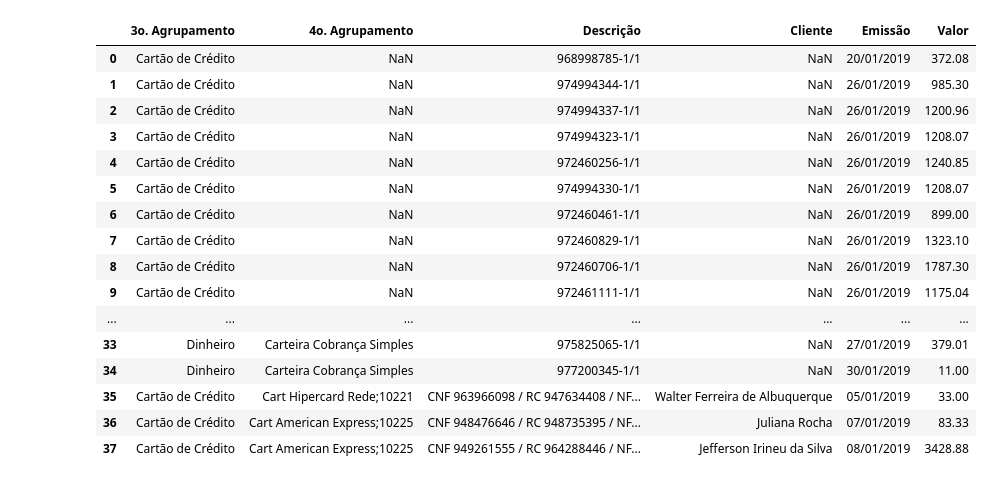
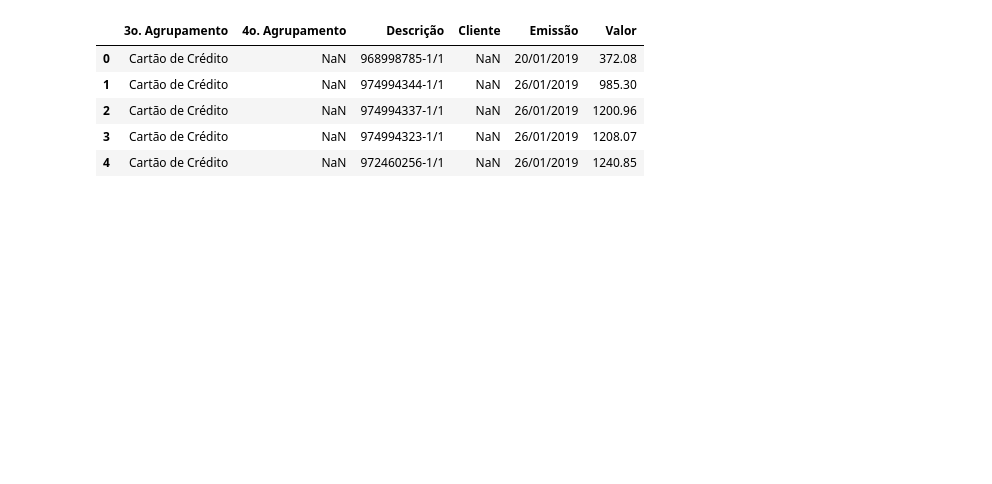
Before and after one commit to Miguellyto/csv---mapadecaixa, a Jupyter notebook: app2 copy.ipynb, the cells around one changed output. Cells and saved outputs as stored; diff of their text form; code cells hidden in the pictures; blank space fills up the shorter version.

```diff
--- a/app2 copy.ipynb
+++ b/app2 copy.ipynb
@@ -14,27 +14,16 @@ from tkinter import filedialog
 # %%
 # mapadecaixa = pd.read_csv(os.getcwd() + "\\Movimentação geral (2).csv", encoding='ANSI', sep=',', header=0, thousands = '.', decimal = ',', dtype = {'Valor':np.float64})
 mapadecaixa = pd.read_csv(os.getcwd() + "\\Movimentação geral com 3ag.csv", encoding='ANSI', sep=',', header=0, thousands = '.', decimal = ',', dtype = {'Valor':np.float64})
 # pd.set_option('display.max_columns', None)
-mapadecaixa.head(38) # O número indica a quantidade de linha que a ser exibida.
-# mapadecaixa.head()
+# mapadecaixa.head(38) # O número indica a quantidade de linha que a ser exibida.
+mapadecaixa.head()
 # %% [output]
 |  | 3o. Agrupamento | 4o. Agrupamento | Descrição | Cliente | Emissão | Valor |
 | 0 | Cartão de Crédito | NaN | 968998785-1/1 | NaN | 20/01/2019 | 372.08 |
 | 1 | Cartão de Crédito | NaN | 974994344-1/1 | NaN | 26/01/2019 | 985.30 |
 | 2 | Cartão de Crédito | NaN | 974994337-1/1 | NaN | 26/01/2019 | 1200.96 |
 | 3 | Cartão de Crédito | NaN | 974994323-1/1 | NaN | 26/01/2019 | 1208.07 |
 | 4 | Cartão de Crédito | NaN | 972460256-1/1 | NaN | 26/01/2019 | 1240.85 |
-| 5 | Cartão de Crédito | NaN | 974994330-1/1 | NaN | 26/01/2019 | 1208.07 |
-| 6 | Cartão de Crédito | NaN | 972460461-1/1 | NaN | 26/01/2019 | 899.00 |
-| 7 | Cartão de Crédito | NaN | 972460829-1/1 | NaN | 26/01/2019 | 1323.10 |
-| 8 | Cartão de Crédito | NaN | 972460706-1/1 | NaN | 26/01/2019 | 1787.30 |
-| 9 | Cartão de Crédito | NaN | 972461111-1/1 | NaN | 26/01/2019 | 1175.04 |
-| ... | ... | ... | ... | ... | ... | ... |
-| 33 | Dinheiro | Carteira Cobrança Simples | 975825065-1/1 | NaN | 27/01/2019 | 379.01 |
-| 34 | Dinheiro | Carteira Cobrança Simples | 977200345-1/1 | NaN | 30/01/2019 | 11.00 |
-| 35 | Cartão de Crédito | Cart Hipercard Rede;10221 | CNF 963966098 / RC 947634408 / NF... | Walter Ferreira de Albuquerque | 05/01/2019 | 33.00 |
-| 36 | Cartão de Crédito | Cart American Express;10225 | CNF 948476646 / RC 948735395 / NF... | Juliana Rocha | 07/01/2019 | 83.33 |
-| 37 | Cartão de Crédito | Cart American Express;10225 | CNF 949261555 / RC 964288446 / NF... | Jefferson Irineu da Silva | 08/01/2019 | 3428.88 |
 # %%
 # O (.str.replace) pra retirar os - e
 # Dividindo a coluna '4o. Agrupamento' em '4o. Agrupamento' e 'DEBITO' onde se encontra o ponto e virgula ';'
```
Also changed, not shown: parts of 15 cells of this notebook, 1 other file.
